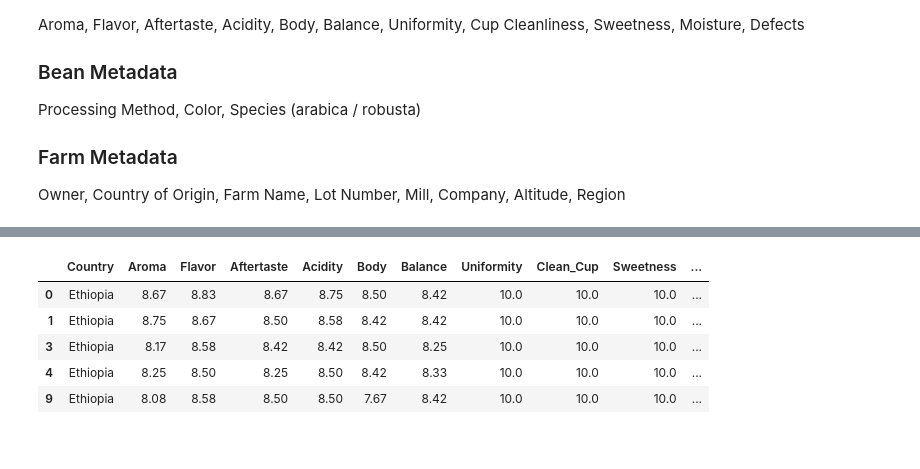
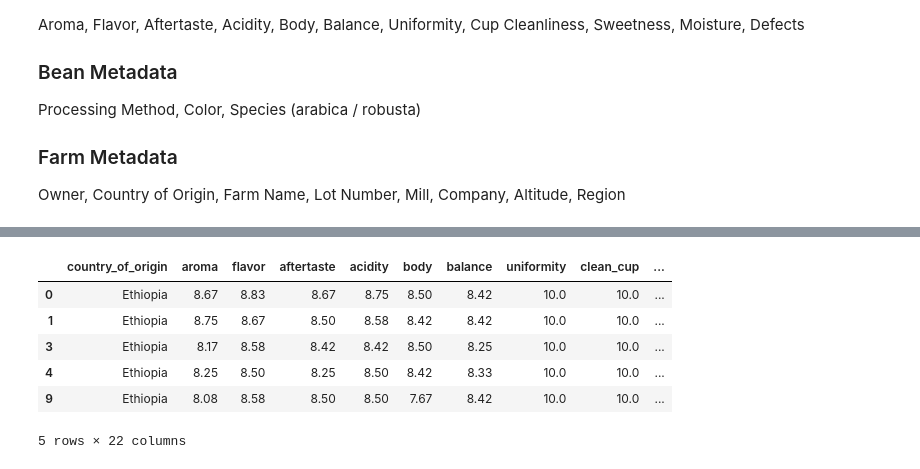
Before and after one commit to alexpfox/coffeequalitygraders, a Jupyter notebook: brew_coffee_sql.ipynb, the cells around one changed output, grey strips where cells are left out. Cells and saved outputs as stored; diff of their text form; code cells hidden in the pictures.

```diff
--- a/brew_coffee_sql.ipynb
+++ b/brew_coffee_sql.ipynb
@@ -28,2 +27,7 @@ import sklearn
+# %%
+# use fstring to fill in items from the json document
+login = f"postgresql://{conf['user']}:{conf['passw']}@{conf['host']}/coffee"
 # %%
+conn = create_engine(login).connect() # connect and fill db from csv file
 df = pd.read_csv('/Users/sumac/projects/metis/project3/arabica_data_cleaned.csv')
+df.to_sql('arabica2', conn)
@@ -105,0 +64,3 @@ array(['Ethiopia', 'Guatemala', 'Brazil', 'Peru', 'United States',
+# %%
+df = pd.read_sql("SELECT * FROM arabica2", con = conn) # check to make sure things worked
+df.head()
@@ -112,3 +78,5 @@ data = classify_data.dropna()
+# %%
+data = df.dropna() # can figure out how to do this drop in sql later
 # %%
 data.dtypes
 # %% [output]
@@ -155,10 +103,11 @@ data.head(20)
 # %%
-dummy = pd.get_dummies(data, columns=['Process'], drop_first=True)
+dummy = pd.get_dummies(data, columns=['processing_method'], drop_first=True) # creating dummies in sql - possible?
 dummy.head()
 # %% [output]
-|  | Country | Aroma | Flavor | Aftertaste | Acidity | Body | Balance | Uniformity | Clean_Cup | Sweetness | ... |
-| 0 | Ethiopia | 8.67 | 8.83 | 8.67 | 8.75 | 8.50 | 8.42 | 10.0 | 10.0 | 10.0 | ... |
-| 1 | Ethiopia | 8.75 | 8.67 | 8.50 | 8.58 | 8.42 | 8.42 | 10.0 | 10.0 | 10.0 | ... |
-| 3 | Ethiopia | 8.17 | 8.58 | 8.42 | 8.42 | 8.50 | 8.25 | 10.0 | 10.0 | 10.0 | ... |
-| 4 | Ethiopia | 8.25 | 8.50 | 8.25 | 8.50 | 8.42 | 8.33 | 10.0 | 10.0 | 10.0 | ... |
-| 9 | Ethiopia | 8.08 | 8.58 | 8.50 | 8.50 | 7.67 | 8.42 | 10.0 | 10.0 | 10.0 | ... |
+|  | country_of_origin | aroma | flavor | aftertaste | acidity | body | balance | uniformity | clean_cup | ... |
+| 0 | Ethiopia | 8.67 | 8.83 | 8.67 | 8.75 | 8.50 | 8.42 | 10.0 | 10.0 | ... |
+| 1 | Ethiopia | 8.75 | 8.67 | 8.50 | 8.58 | 8.42 | 8.42 | 10.0 | 10.0 | ... |
+| 3 | Ethiopia | 8.17 | 8.58 | 8.42 | 8.42 | 8.50 | 8.25 | 10.0 | 10.0 | ... |
+| 4 | Ethiopia | 8.25 | 8.50 | 8.25 | 8.50 | 8.42 | 8.33 | 10.0 | 10.0 | ... |
+| 9 | Ethiopia | 8.08 | 8.58 | 8.50 | 8.50 | 7.67 | 8.42 | 10.0 | 10.0 | ... |
+5 rows × 22 columns
```
Also changed, not shown: parts of 36 cells of this notebook, 13 other files.
